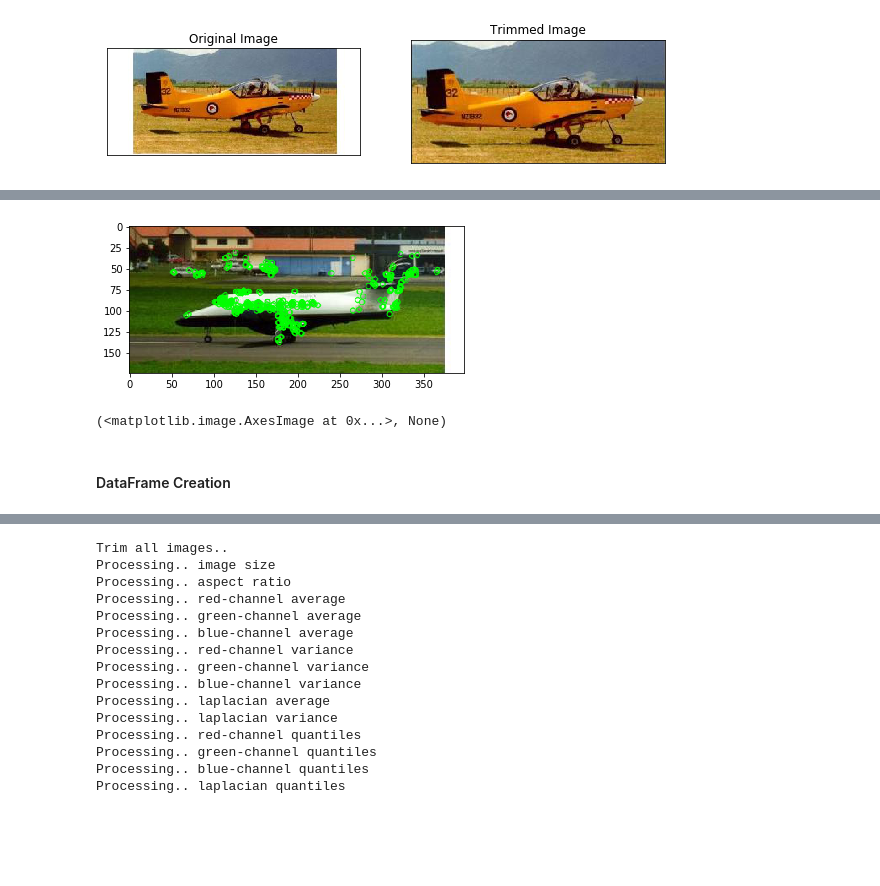
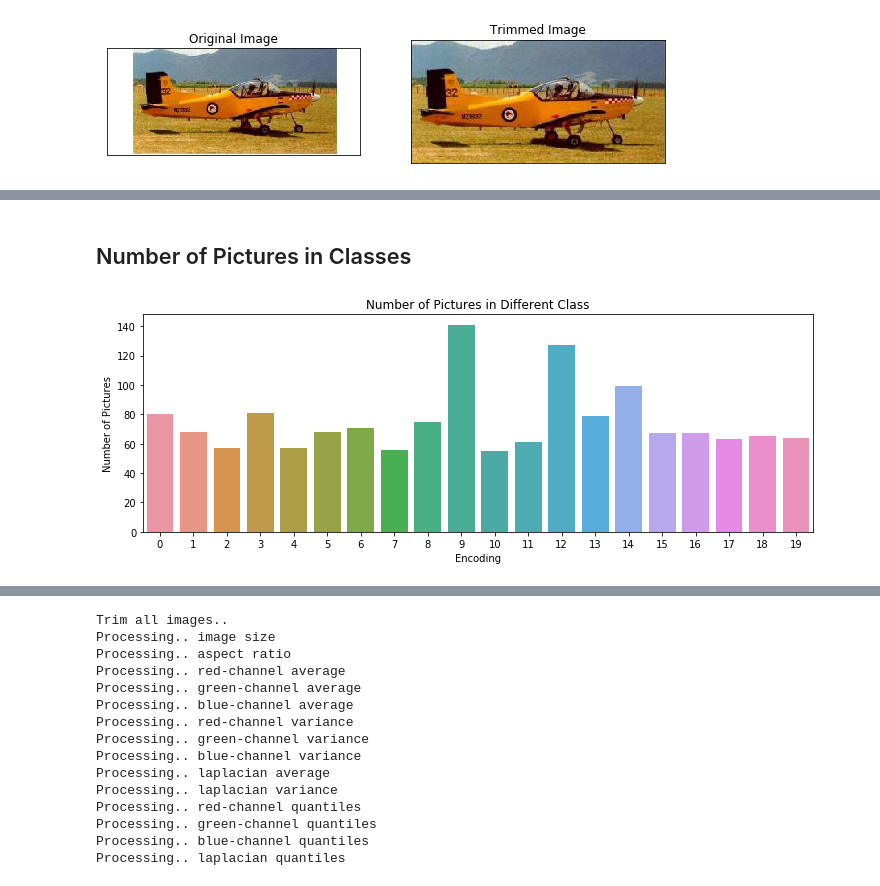
Before and after one commit to joey-lou/CS200_FP, a Jupyter notebook: GradProject_NB2.ipynb, the cells around one changed output, grey strips where cells are left out. Saved outputs shown, nothing was run; the diff lists cells and outputs as text; code cells hidden in the pictures; blank space fills up the shorter version.

```diff
--- a/GradProject_NB2.ipynb
+++ b/GradProject_NB2.ipynb
@@ -37,8 +37,7 @@ class feature_extract:
                         11:"red-channel quantiles",
                         12:"green-channel quantiles",
                         13:"blue-channel quantiles",
-                        14:"laplacian quantiles",
-                        15:"upsampled gray image"}
+                        14:"laplacian quantiles"}
 
         self.funcs = {0:feature_extract.ft_size,
                     1:feature_extract.ft_aspect_ratio,
@@ -54,8 +53,7 @@ class feature_extract:
                     11:feature_extract.ft_r_quantile,
                     12:feature_extract.ft_g_quantile,
                     13:feature_extract.ft_b_quantile,
-                    14:feature_extract.ft_e_quantile,
-                    15:feature_extract.ft_shrinked_gray}
+                    14:feature_extract.ft_e_quantile}
 
         self.labels = {0:"Airplanes", 1:"Bear", 2:"Blimp", 3:"Comet", 4:"Crab",
            5:"Dog", 6:"Dolphin", 7:"Giraffe", 8:"Goat", 9:"Gorilla",
@@ -174,6 +172,11 @@ class feature_extract:
 
         return np.array(image)
 
+    @staticmethod
+    def ft_shrinked_gray(image):
+        # shrink image first and then convert to gray, return flattened image array
+        image = feature_extract.resize_image(image)
+        return feature_extract.convert_grey(image).flatten()
 
     # intermediate functions
     @staticmethod
@@ -374,17 +202,0 @@ plt.imshow(feature_extract.trim(train_data.iloc[1500,0]))
-# %%
-img = train_data.iloc[1,0]
-
-# Initiate STAR detector
-orb = cv2.ORB_create()
-# find the keypoints with ORB
-kp = orb.detect(img, None)
-# compute the descriptors with ORB
-kp, des = orb.compute(img, kp)
-# draw only keypoints location,not size and orientation
-img2 = cv2.drawKeypoints(img, kp, np.array([]), color=(0,255,0), flags=0)
-plt.imshow(img2),plt.show()
-# %% [output]
-[figure, removed]
-(<matplotlib.image.AxesImage at 0x...>, None)
-# %% [markdown]
-<h4> DataFrame Creation </h4>
@@ -393,0 +203,14 @@ feature_extract.trim_all(images)
+# %%
+# trim all images
+train_data['Pictures'] = feature_extract.trim_all(train_data.Pictures)
+# %% [markdown]
+## Number of Pictures in Classes
+# %%
+plt.figure(figsize=(12,4))
+cnt =  train_data.groupby('Encoding').count()
+sns.barplot(cnt.index,cnt.Pictures)
+plt.ylabel('Number of Pictures')
+plt.title('Number of Pictures in Different Class',fontsize = 12)
+plt.savefig('images/count')
+# %% [output]
+[figure, added]
```
Also changed, not shown: parts of 57 cells of this notebook, 25 other files.
